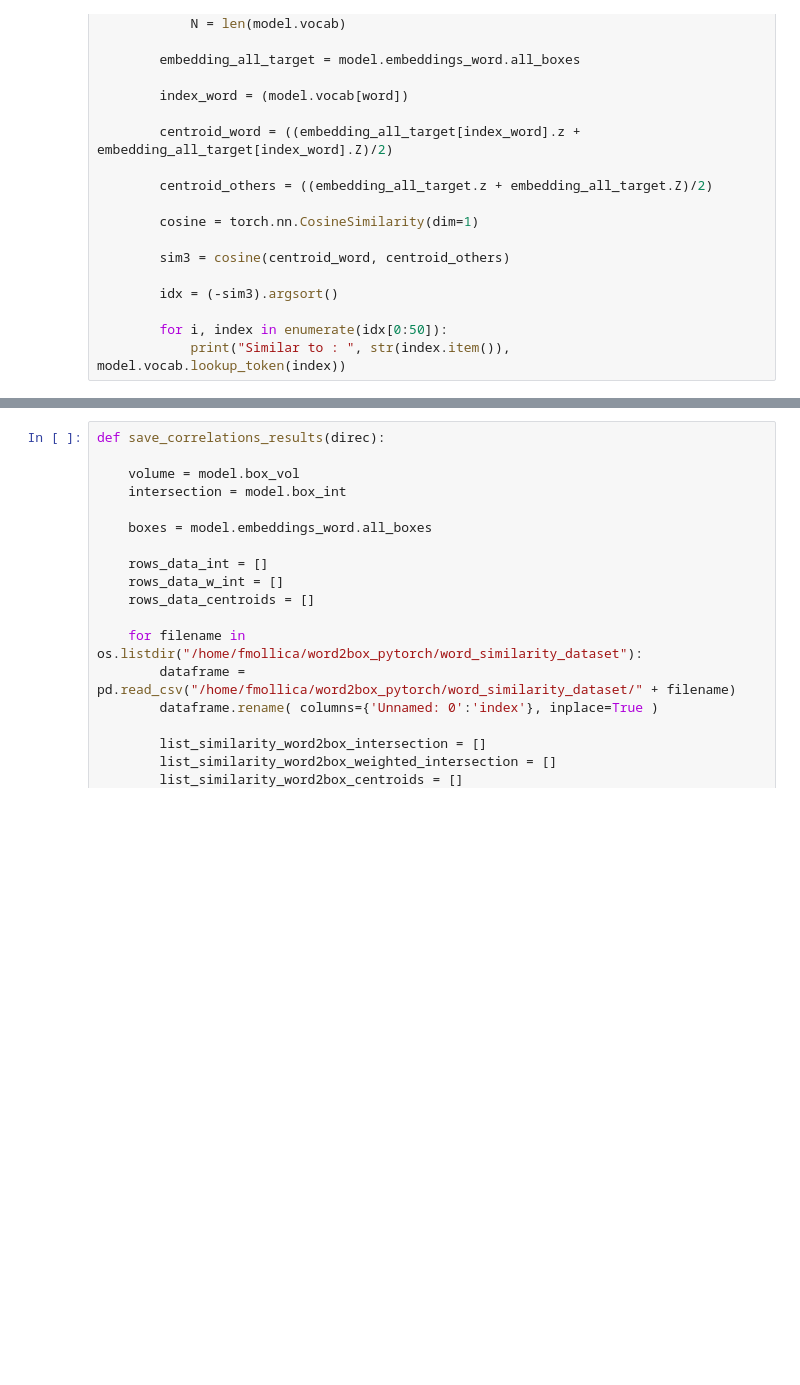
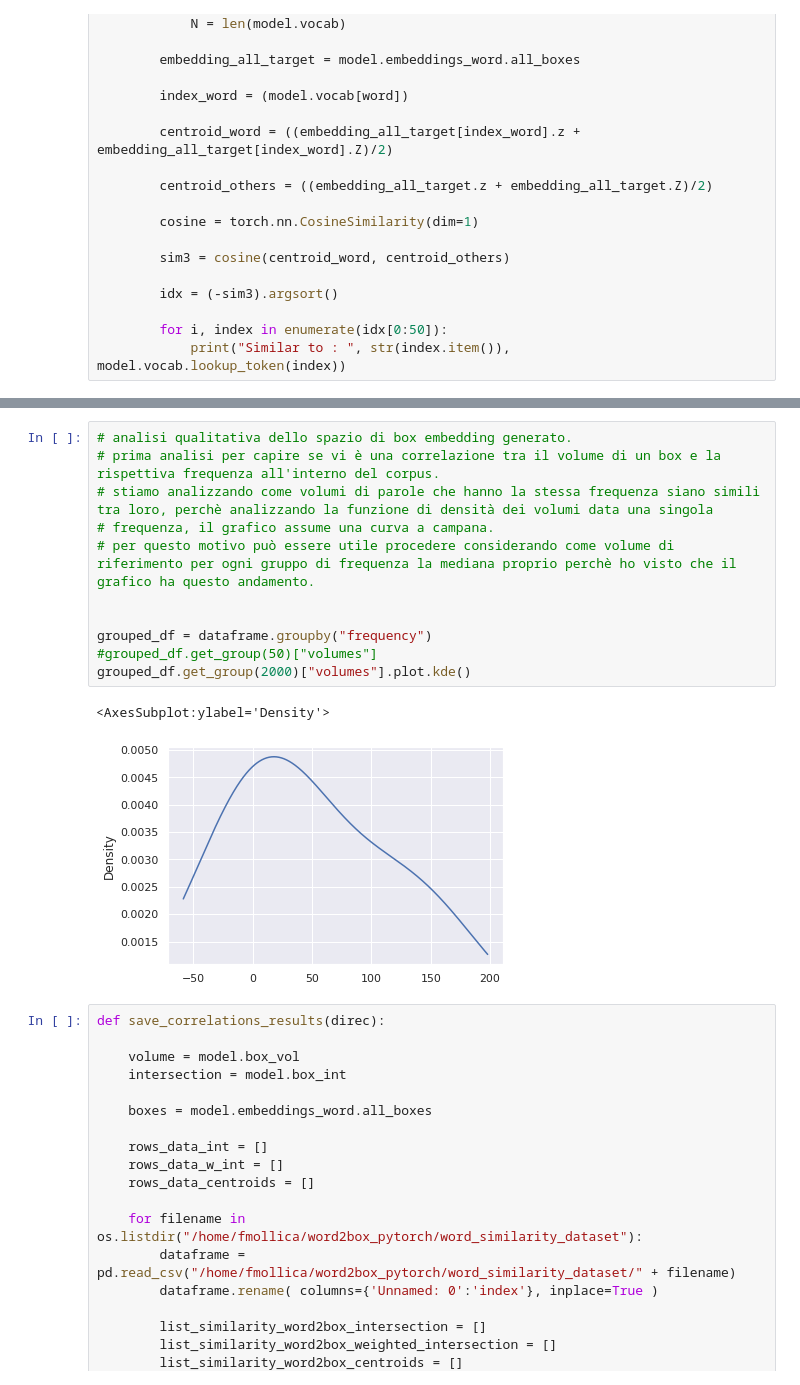
Before and after one commit to francesco-mollica/word2box_pytorch, a Jupyter notebook: notebooks/toy.ipynb, the cells around one changed output, grey strips where cells are left out. Saved outputs shown, nothing was run; the diff lists cells and outputs as text; blank space fills up the shorter version.

```diff
--- a/notebooks/toy.ipynb
+++ b/notebooks/toy.ipynb
@@ -113,3 +313,17 @@ Similar to :  7951 systematic
+# %%
+# analisi qualitativa dello spazio di box embedding generato.
+# prima analisi per capire se vi è una correlazione tra il volume di un box e la rispettiva frequenza all'interno del corpus.
+# stiamo analizzando come volumi di parole che hanno la stessa frequenza siano simili tra loro, perchè analizzando la funzione di densità dei volumi data una singola
+# frequenza, il grafico assume una curva a campana.
+# per questo motivo può essere utile procedere considerando come volume di riferimento per ogni gruppo di frequenza la mediana proprio perchè ho visto che il grafico ha questo andamento.
+
+
+grouped_df = dataframe.groupby("frequency")
+#grouped_df.get_group(50)["volumes"]
+grouped_df.get_group(2000)["volumes"].plot.kde()
+# %% [output]
+<AxesSubplot:ylabel='Density'>
+[figure, added]
 # %%
 def save_correlations_results(direc):
 
```
Also changed, not shown: parts of 16 cells of this notebook, 18 other files.
